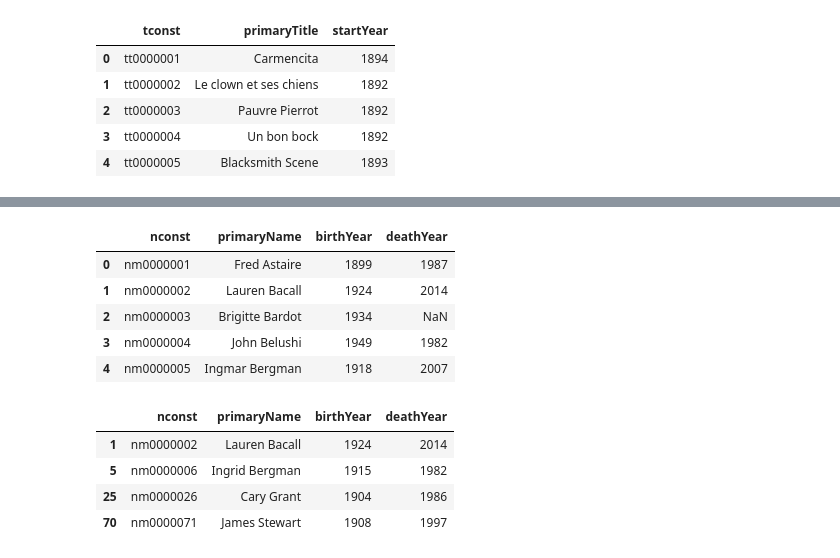
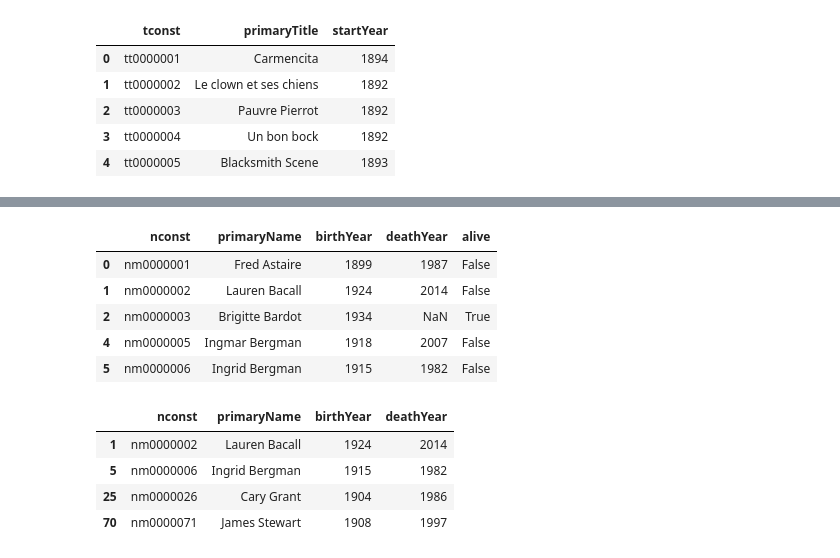
Before and after one commit to MaximeKan/Statistical-Modeling, a Jupyter notebook: Actors_movie_counts.ipynb, the cells around one changed output, grey strips where cells are left out. Saved outputs shown, nothing was run; the diff lists cells and outputs as text; code cells hidden in the pictures.

Commit message:
Started adding more actors

```diff
--- a/Actors_movie_counts.ipynb
+++ b/Actors_movie_counts.ipynb
@@ -67,3 +67,6 @@ titles.head()
 | 2 | tt0000003 | Pauvre Pierrot | 1892 |
 | 3 | tt0000004 | Un bon bock | 1892 |
 | 4 | tt0000005 | Blacksmith Scene | 1893 |
+# %%
+names["alive"] = names.deathYear.isnull()
+names.head()
@@ -70,12 +80,14 @@ titles.head()
+# %%
+classic_names = names[(names.birthYear<=startYear-10) & ((names.deathYear>=endYear) | (names.alive == True))]
 # %%
-names.head()
+classic_names.head()
 # %% [output]
-|  | nconst | primaryName | birthYear | deathYear |
-| 0 | nm0000001 | Fred Astaire | 1899 | 1987 |
-| 1 | nm0000002 | Lauren Bacall | 1924 | 2014 |
-| 2 | nm0000003 | Brigitte Bardot | 1934 | NaN |
-| 3 | nm0000004 | John Belushi | 1949 | 1982 |
-| 4 | nm0000005 | Ingmar Bergman | 1918 | 2007 |
+|  | nconst | primaryName | birthYear | deathYear | alive |
+| 0 | nm0000001 | Fred Astaire | 1899 | 1987 | False |
+| 1 | nm0000002 | Lauren Bacall | 1924 | 2014 | False |
+| 2 | nm0000003 | Brigitte Bardot | 1934 | NaN | True |
+| 4 | nm0000005 | Ingmar Bergman | 1918 | 2007 | False |
+| 5 | nm0000006 | Ingrid Bergman | 1915 | 1982 | False |
 # %%
 actors = ["Lauren Bacall", "Cary Grant", "Ingrid Bergman", "James Stewart"]
 # %%
```
Also changed, not shown: parts of 3 cells of this notebook.
